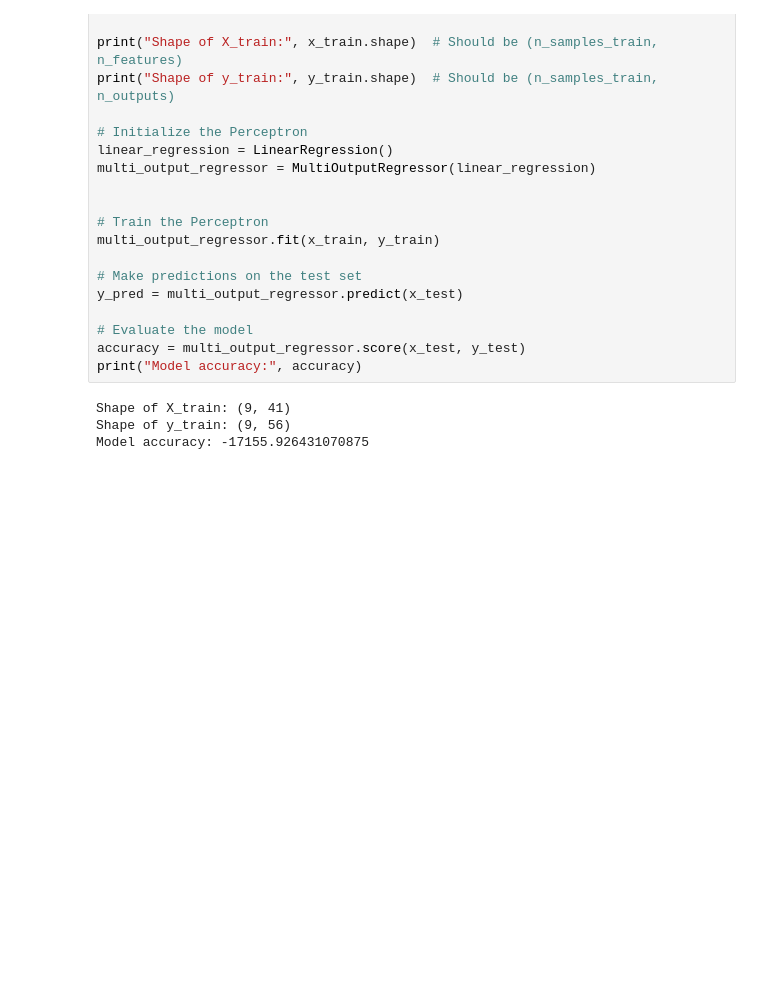
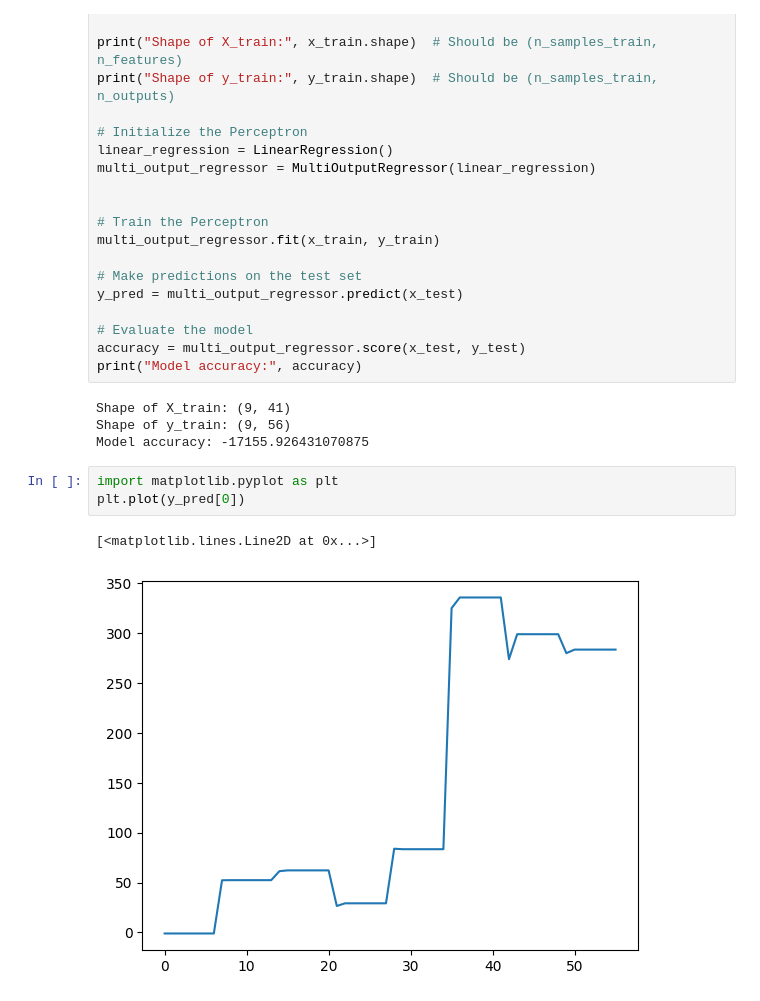
Before and after one commit to MaximeVergnet/Vaccine_AI, a Jupyter notebook: model.ipynb, the cells around one changed output. Drawn from its saved outputs; the diff is of its cells as text; blank space fills up the shorter version.

Commit message:
bad but graphs

```diff
--- a/model.ipynb
+++ b/model.ipynb
@@ -50,3 +50,9 @@ print("Model accuracy:", accuracy)
 Shape of X_train: (9, 41)
 Shape of y_train: (9, 56)
 Model accuracy: -17155.926431070875
+# %%
+import matplotlib.pyplot as plt
+plt.plot(y_pred[0])
+# %% [output]
+[<matplotlib.lines.Line2D at 0x...>]
+[figure, added]
```
Also changed, not shown: parts of 2 cells of this notebook.
